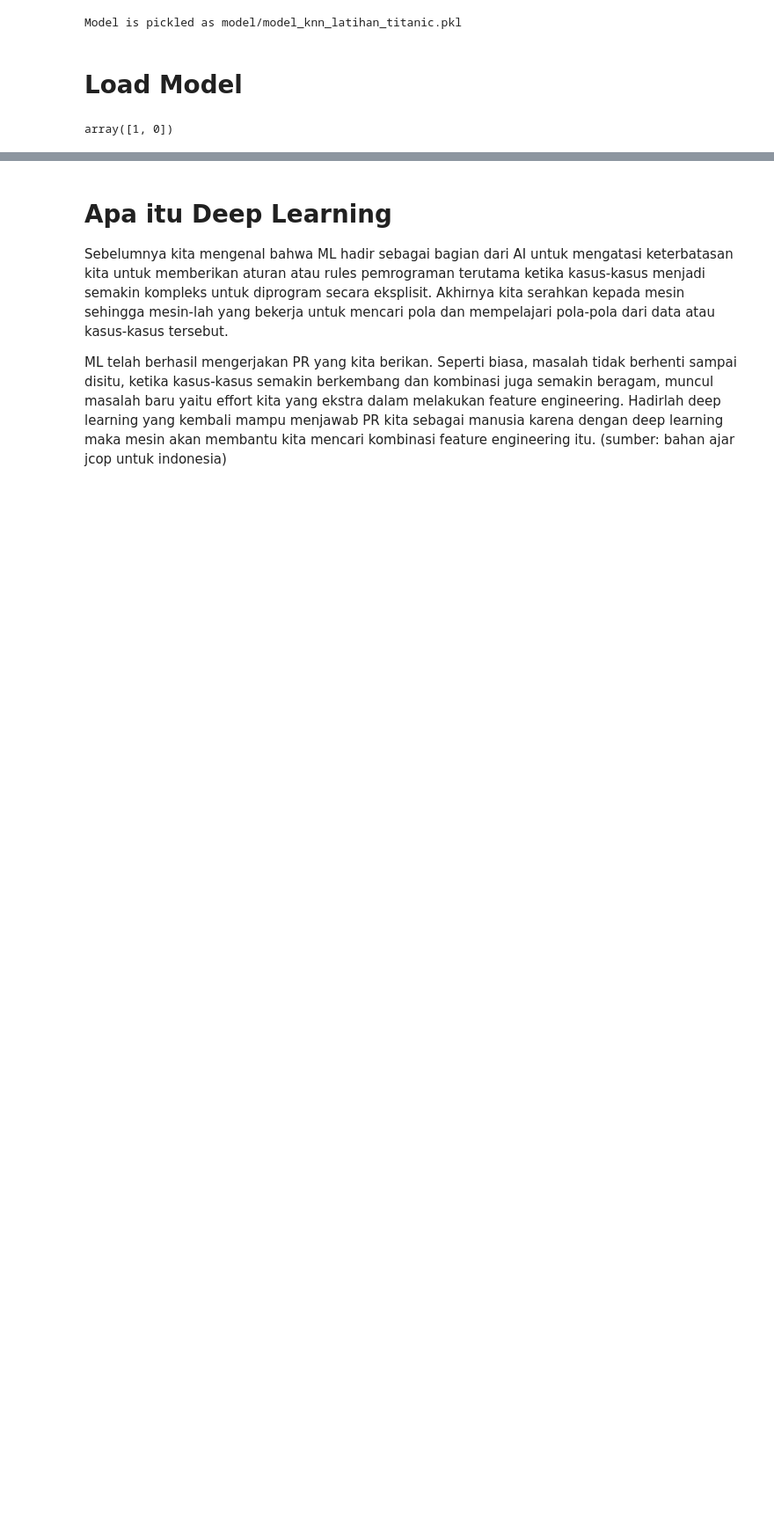
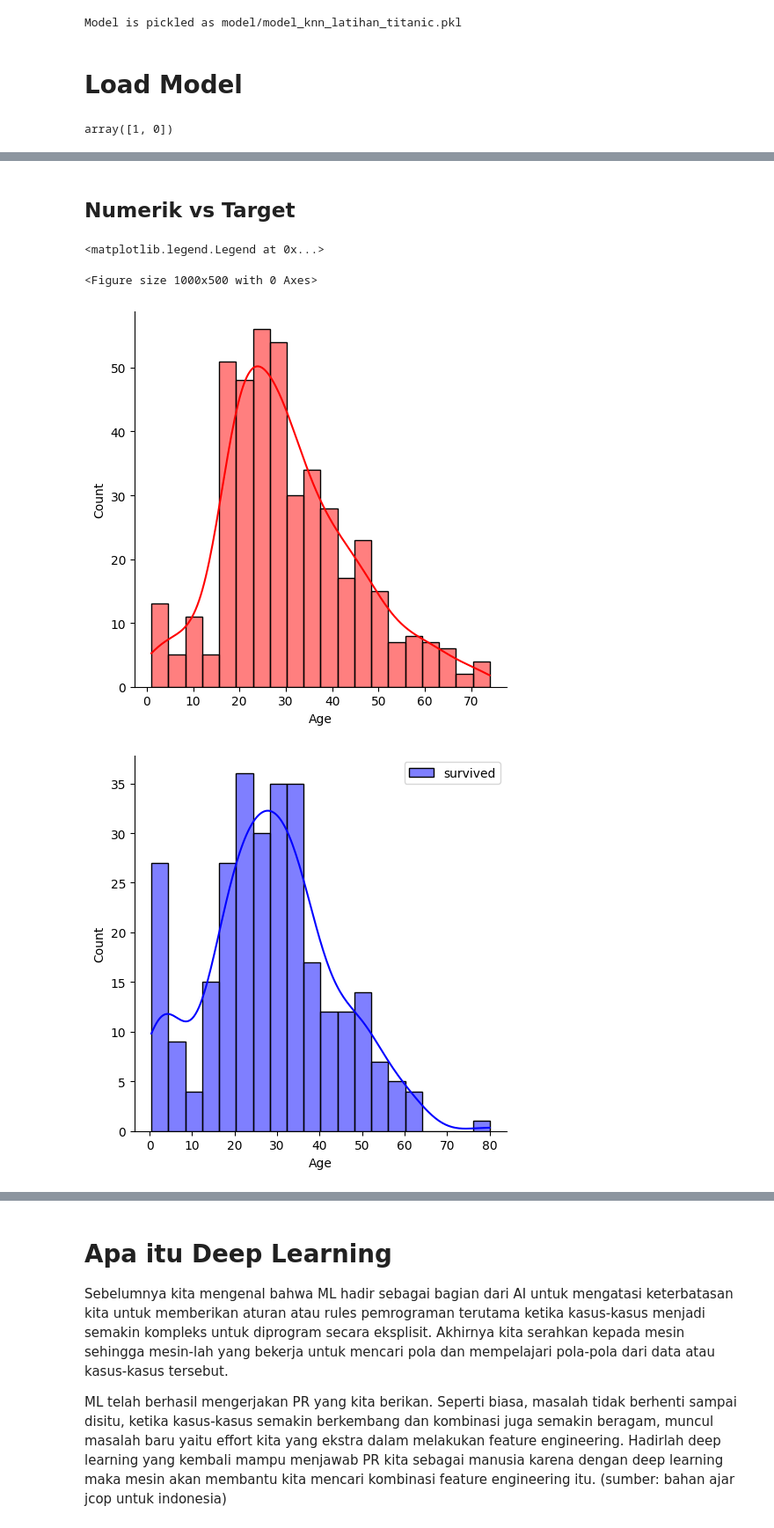
Before and after one commit to budsains/materi, a Jupyter notebook: material_book.ipynb, the cells around one changed output, grey strips where cells are left out. Shown at 88% size. Drawn from its saved outputs; the diff is of its cells as text; code cells hidden in the pictures; blank space fills up the shorter version.

```diff
--- a/material_book.ipynb
+++ b/material_book.ipynb
@@ -853,0 +897,4 @@ array([1, 0])
+# %%
+df = pd.read_csv("https://raw.githubusercontent.com/WiraDKP/supervised_learning/refs/heads/master/04%20-%20KNN%20%26%20Scikit-learn/data/titanic.csv", index_col="PassengerId")
+df = df.drop(columns=["Name", "Ticket", "Cabin"])
+df.head()
@@ -853,0 +926,12 @@ array([1, 0])
+# %% [markdown]
+## Numerik vs Target
+# %%
+plt.figure(figsize=(10,5))
+sns.displot(df.Age[df.Survived==0], bins=20, label="not survived", color="r", kde=True) # artinya 20 bin sama rata (bisa juga dicustom manual)
+sns.displot(df.Age[df.Survived==1], bins=20, label="survived",  color="b", kde=True)
+plt.legend()
+# %% [output]
+<matplotlib.legend.Legend at 0x...>
+<Figure size 1000x500 with 0 Axes>
+[figure, added]
+[figure, added]
```
Also changed, not shown: parts of 49 cells of this notebook.
